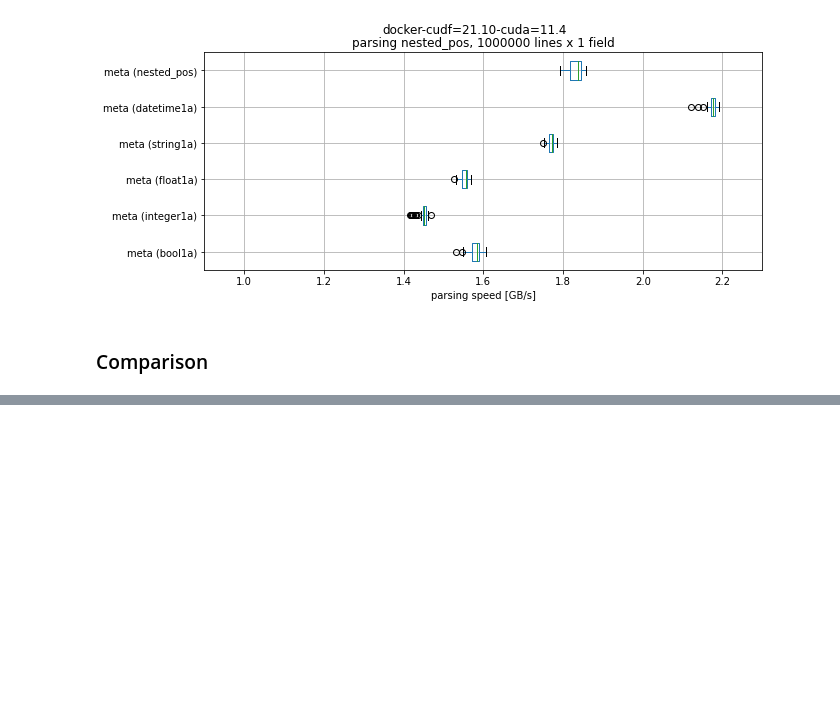
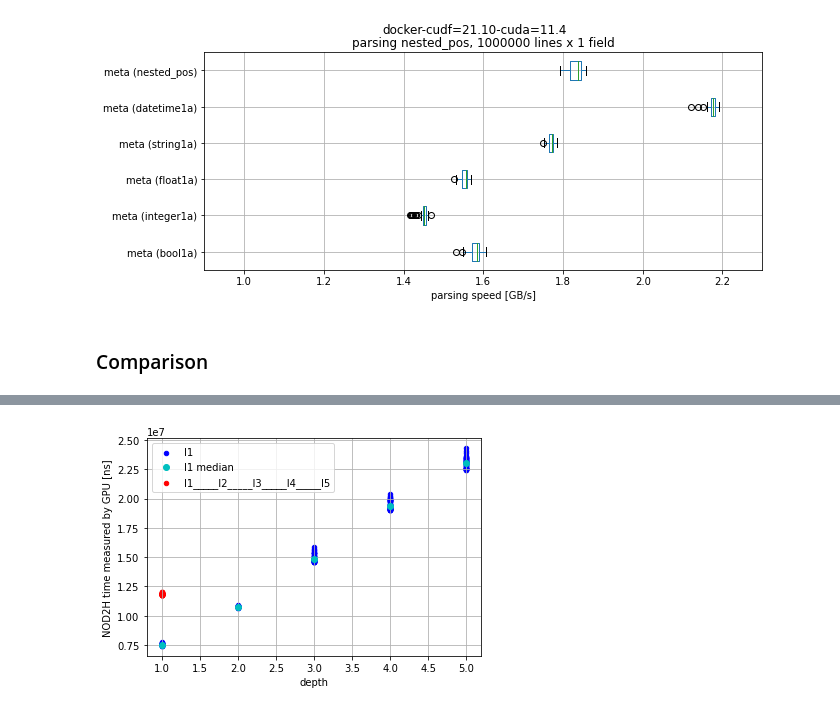
Before and after one commit to mis-wut/meta-json-parser, a Jupyter notebook: benchmark/notebooks/examine_benchmarks.ipynb, the cells around one changed output, grey strips where cells are left out. Saved outputs shown, nothing was run; the diff lists cells and outputs as text; code cells hidden in the pictures; blank space fills up the shorter version.

```diff
--- a/benchmark/notebooks/examine_benchmarks.ipynb
+++ b/benchmark/notebooks/examine_benchmarks.ipynb
@@ -3293,0 +3321,11 @@ plt.show()
+# %%
+df_depth = {}
+# %%
+for depth in range(1, 5+1):
+    print(f'depth={depth}')
+    key=f'nested_depth={depth}'
+    df_depth[key] = pd.read_csv(f'benchmark_metaparser-cudf=21.10_docker-nested-depth={depth}-1M.csv', index_col=2).sort_index()
+    df_depth[key]['NOD2H time measured by GPU [ns]'] = \
+      df_depth[key]['TOTAL time measured by GPU [ns]'] - \
+      df_depth[key]['Copying output [ns]']
+    df_depth[key]['depth']=depth
@@ -3293,0 +3346,6 @@ plt.show()
+# %%
+df_depth['depth=1..5']=pd.concat([
+    df_depth[f'nested_depth={depth}'] for depth in range(1, 5+1)
+])
+
+df_depth['depth=1..5'].describe()
@@ -3293,0 +3362,22 @@ plt.show()
+# %%
+key='nested_depth=1-fakedepth=5'
+df_depth[key] = pd.read_csv('benchmark_metaparser-cudf=21.10_docker-nested-depth=1-fakedepth=5-1M.csv', index_col=2).sort_index()
+df_depth[key]['NOD2H time measured by GPU [ns]'] = \
+  df_depth[key]['TOTAL time measured by GPU [ns]'] - \
+  df_depth[key]['Copying output [ns]']
+df_depth[key]['depth']=1
+# %%
+ycol='NOD2H time measured by GPU [ns]'
+ax=df_depth['depth=1..5'].plot.scatter(x='depth',y=ycol,c='b')
+ax=df_depth['depth=1..5'][['depth',ycol]].groupby('depth').median().plot(ax=ax,style='co')
+ax=df_depth['nested_depth=1-fakedepth=5'].plot.scatter(ax=ax,x='depth',y=ycol,c='r',
+                                                       grid=True)
+
+#handles, labels = ax.get_legend_handles_labels()
+#print(f"handles={handles}\nlabels={labels}")
+
+ax.legend(['l1','l1 median','l1_____l2_____l3_____l4_____l5'])
+
+plt.show()
+# %% [output]
+[figure, added]
```
Also changed, not shown: parts of 14 cells of this notebook, 6 other files.
